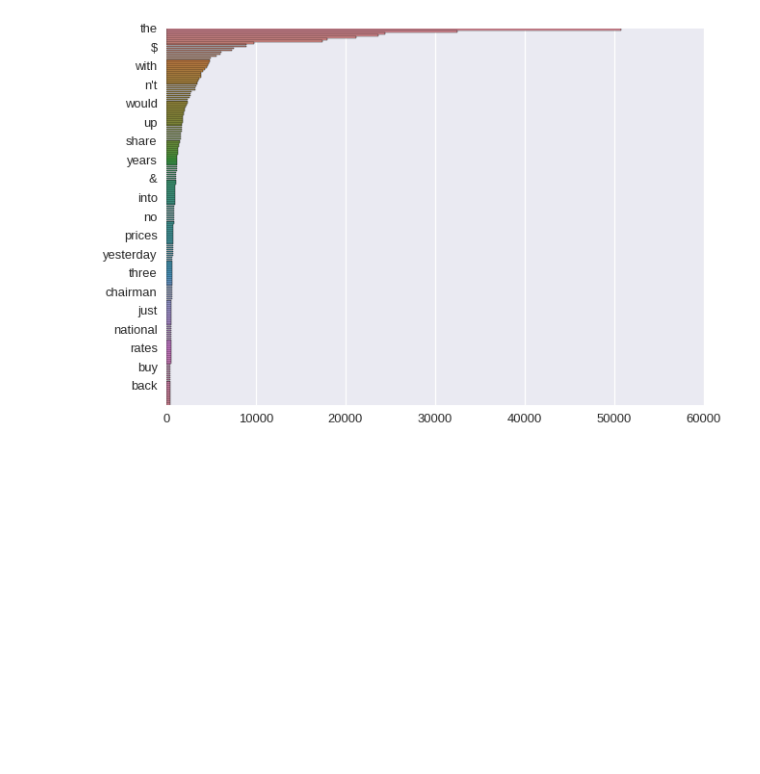
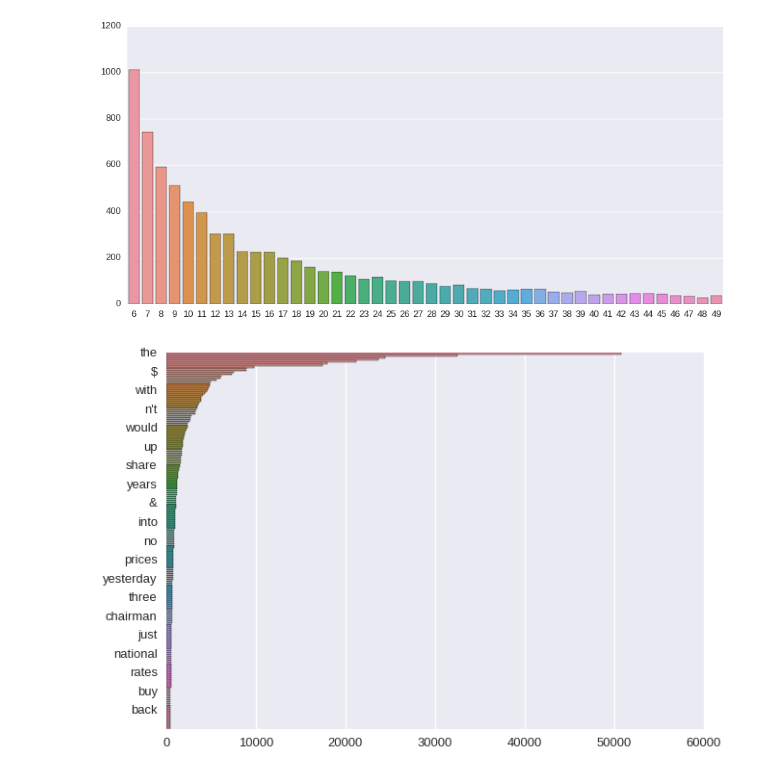
Before and after one commit to CS287/Lectures, a Jupyter notebook: notebooks/Untitled.ipynb, the cells around one changed output. Cells and saved outputs as stored; diff of their text form; code cells hidden in the pictures; blank space fills up the shorter version.

```diff
--- a/notebooks/Untitled.ipynb
+++ b/notebooks/Untitled.ipynb
@@ -12,3 +45,16 @@ words = [w for w, _ in c.most_common(1000)]
+# %%
+#plt.plot(ls[:200])
+sns.set_context("talk", rc={"lines.linewidth": 2.5})
+sns.set_style("darkgrid")
+f, ax = plt.subplots(figsize=(15, 7))
+
+#plt.plot(figsize=(10,10))
+sns.barplot(y="total", x="abbrev", data={"total": hist[6:50], "abbrev": range(6,50)},
+            label="Total")
+#_ = ax.set_yticklabels([ w if i % 10 ==0 else "" for i, w in enumerate(words[:200]) ])
+plt.savefig("hist.png")
+# %% [output]
+[figure, added]
 # %%
 #plt.plot(ls[:200])
 sns.set_context("talk", rc={"lines.linewidth": 2.5})
```
Also changed, not shown: parts of 5 cells of this notebook, 3 other files.
